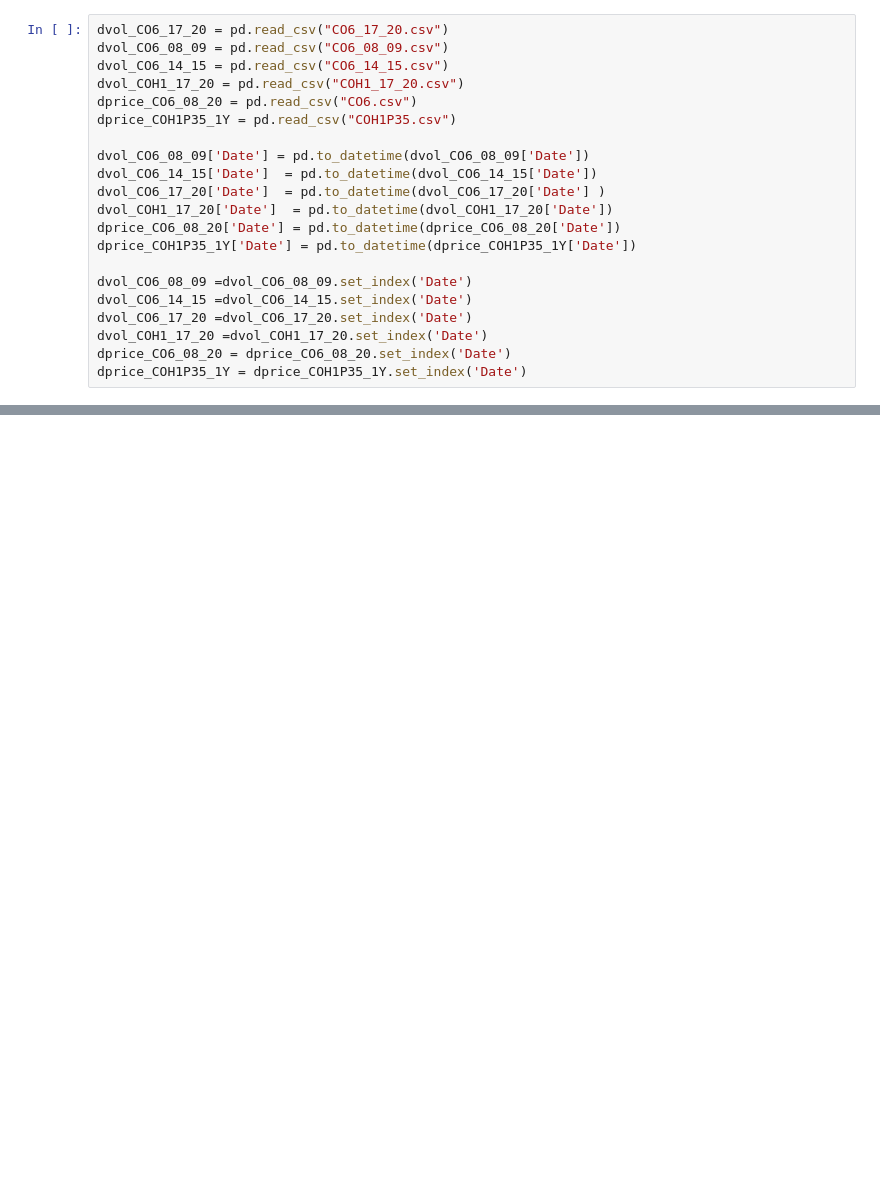
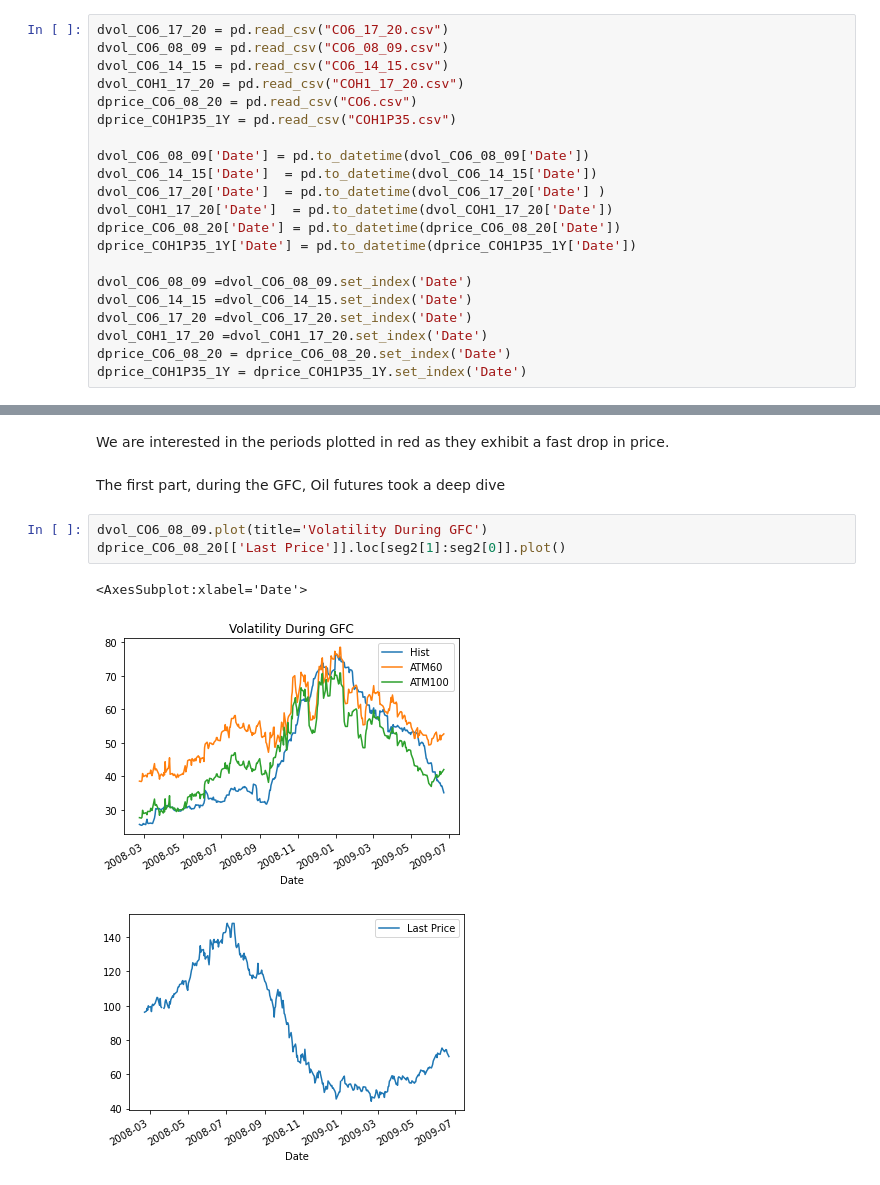
Before and after one commit to rsaouma/CO6_analysis, a Jupyter notebook: Analysis.ipynb, the cells around one changed output, grey strips where cells are left out. Drawn from its saved outputs; the diff is of its cells as text; blank space fills up the shorter version.

```diff
--- a/Analysis.ipynb
+++ b/Analysis.ipynb
@@ -60,0 +62,11 @@ dvol_CO06_17_20.head()
+# %% [markdown]
+We are interested in the periods plotted in red as they exhibit a fast drop in price.
+# %% [markdown]
+The first part, during the GFC, Oil futures took a deep dive
+# %%
+dvol_CO6_08_09.plot(title='Volatility During GFC')
+dprice_CO6_08_20[['Last Price']].loc[seg2[1]:seg2[0]].plot()
+# %% [output]
+<AxesSubplot:xlabel='Date'>
+[figure, added]
+[figure, added]
```
Also changed, not shown: parts of 13 cells of this notebook.
